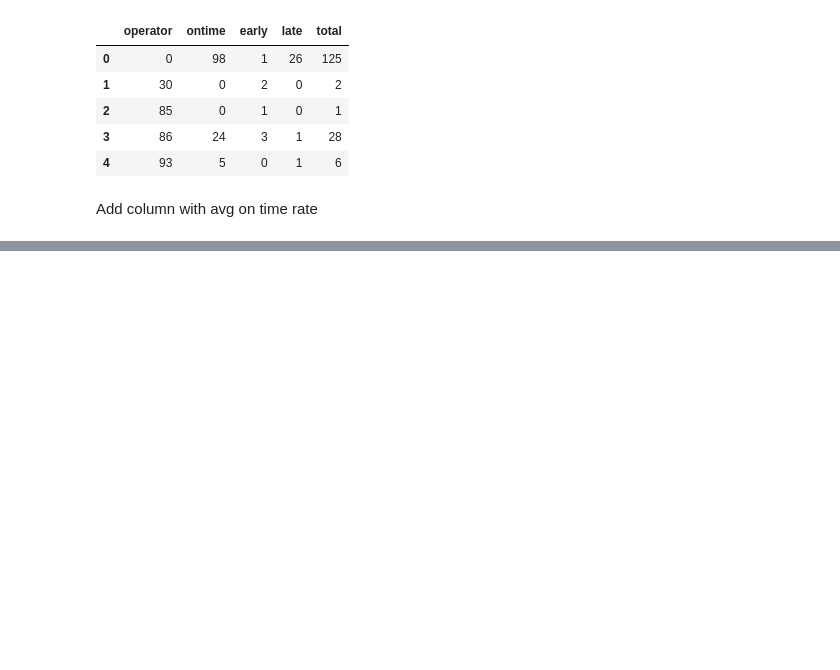
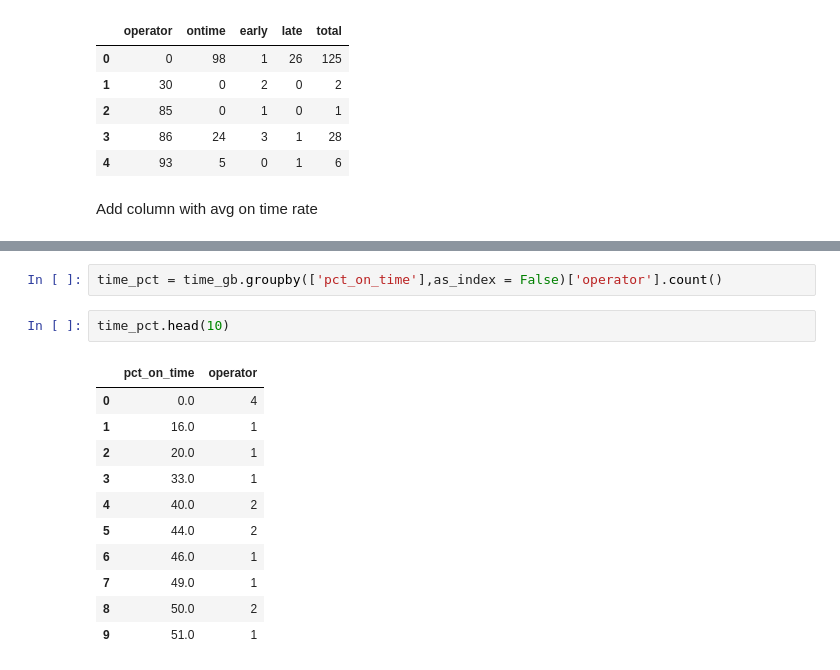
Before and after one commit to NSS-Data-Analytics-Cohort-7/wego-shut_up_and_take_my_query, a Jupyter notebook: notebooks/wego_five_otp.ipynb, the cells around one changed output, grey strips where cells are left out. Cells and saved outputs as stored; diff of their text form; blank space fills up the shorter version.

```diff
--- a/notebooks/wego_five_otp.ipynb
+++ b/notebooks/wego_five_otp.ipynb
@@ -141,0 +176,16 @@ time_gb.head()
+# %%
+time_pct = time_gb.groupby(['pct_on_time'],as_index = False)['operator'].count()
+# %%
+time_pct.head(10)
+# %% [output]
+|  | pct_on_time | operator |
+| 0 | 0.0 | 4 |
+| 1 | 16.0 | 1 |
+| 2 | 20.0 | 1 |
+| 3 | 33.0 | 1 |
+| 4 | 40.0 | 2 |
+| 5 | 44.0 | 2 |
+| 6 | 46.0 | 1 |
+| 7 | 49.0 | 1 |
+| 8 | 50.0 | 2 |
+| 9 | 51.0 | 1 |
```
Also changed, not shown: parts of 8 cells of this notebook, 1 other file.
